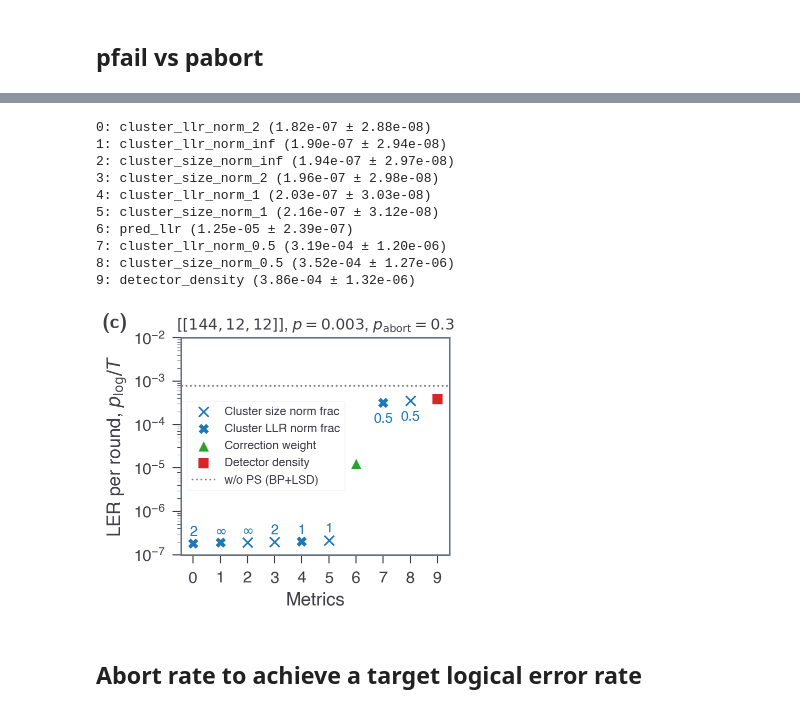
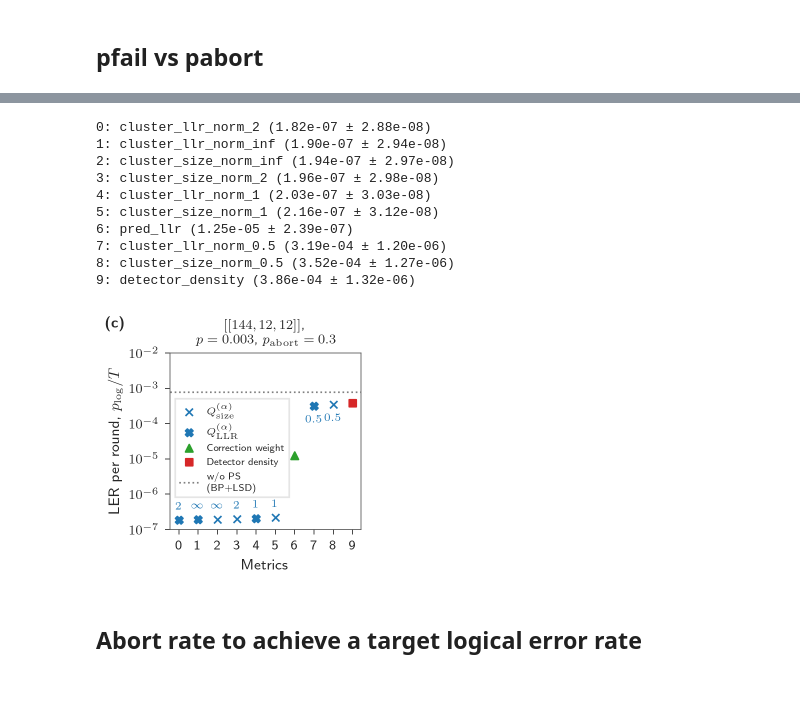
Before and after one commit to seokhyung-lee/ldpc-post-selection, a Jupyter notebook: simulations/analysis/notebooks/bb_code_analysis.ipynb, the cells around one changed output, grey strips where cells are left out. Cells and saved outputs as stored; diff of their text form; code cells hidden in the pictures.

```diff
--- a/simulations/analysis/notebooks/bb_code_analysis.ipynb
+++ b/simulations/analysis/notebooks/bb_code_analysis.ipynb
@@ -70,4 +79,4 @@ The autoreload extension is already loaded. To reload it, use:
 # %%
-df_ps_dict = load_data(["bb", "bb_gapproxy"])
+df_ps_dict = load_data(["bb_old"])
 # %% [markdown]
 ## pfail vs pabort
@@ -391,12 +363,12 @@ def determine_group(by):
         marker = "o"
     elif "cluster_size_norm" in by:
         group = 0
-        label = "Cluster size norm frac"
+        label = r"$Q_\mathrm{size}^{(\alpha)}$"
         marker = "x"
         color = COLORS(0)
     elif "cluster_llr_norm" in by:
         group = 1
-        label = "Cluster LLR norm frac"
+        label = r"$Q_\mathrm{LLR}^{(\alpha)}$"
         marker = "X"
         color = COLORS(0)
     elif by == "pred_llr":
@@ -422,7 +394,8 @@ group_labels_added = set()
 legend_handles = []
 legend_labels = []
 
-fig, ax = plt.subplots(figsize=(0.32 * DFT_FIG_WIDTH_WIDE, 3), layout="constrained")
+fig = FIG_FORMATTER.figure(wide=True, width_ratio=0.32, aspect_ratio=1)
+ax = fig.add_subplot()
 
 for i, by in enumerate(by_sorted):
     group, group_label, marker, color = determine_group(by)
@@ -433,7 +406,7 @@ for i, by in enumerate(by_sorted):
         i,
         y_vals_sorted[i],
         marker=marker,
-        s=50,
+        s=20,
         color=color,
         label=label,
     )
@@ -443,9 +416,11 @@ for i, by in enumerate(by_sorted):
         norm_order = by.split("_")[-1]
         if norm_order == "inf":
             norm_order = r"$\infty$"
+        else:
+            norm_order = rf"${norm_order}$"
 
-        if norm_order != "0.5":
-            y_text = y_vals_sorted[i] * 1.3
+        if norm_order != rf"$0.5$":
+            y_text = y_vals_sorted[i] * 1.8
         else:
             y_text = y_vals_sorted[i] * 0.3
 
@@ -455,7 +430,7 @@ for i, by in enumerate(by_sorted):
             norm_order,
             ha="center",
             va="bottom",
-            fontsize=10,
+            fontsize=6.5,
             color=color,
         )
 
@@ -476,54 +451,50 @@ legend_handles.sort(key=lambda x: x[0])
 legend_labels.sort(key=lambda x: x[0])
 
 legend_handles.append((999, line))  # Use high number to put at end
-legend_labels.append((999, "w/o PS (BP+LSD)"))
+legend_labels.append((999, "w/o PS\n(BP+LSD)"))
 
 ax.set_title(
-    rf"$[[144, 12, 12]]$, $p = {p}$, $p_\mathrm{{abort}} = {target}$", fontsize=11
+    rf"$[[144, 12, 12]]$," + "\n" + rf"$p = {p}$, $p_\mathrm{{abort}} = {target}$", fontsize=8
 )
 ax.set_xticks(np.arange(len(by_sorted)))
 ax.set_xticklabels(np.arange(len(by_sorted)))
 ax.set_xlabel("Metrics")
 ax.set_ylabel(r"LER per round, $p_\mathrm{log} / T$")
 ax.set_yscale("log")
 ax.set_ylim(1e-7, 1e-2)
 ax.set_yticks(10.0 ** np.arange(-7, -1, 1))
-ax.grid(False)
 
 ax.legend(
     [h[1] for h in legend_handles],
     [l[1] for l in legend_labels],
-    # loc="outside right",
-    # loc='center left',
-    fontsize=8.5,
+    loc="upper left",
+    bbox_to_anchor=(0, 0.77),
+    fontsize=6,
 )
 
 
-plt.text(
+fig.text(
     0,
     1,
-    "(c)",
-    ha="left",
-    va="top",
+    r"\textbf{(c)}",
     in_layout=False,
     transform=fig.transFigure,
-    fontdict=dict(weight="bold", family=CMU_FONT),
-    fontsize=14,
+    verticalalignment="top",
 )
 
 plt.savefig("overleaf_figs/bb_code_metric_comparison.pdf")
 # %% [output]
 0: cluster_llr_norm_2 (1.82e-07 ± 2.88e-08)
 1: cluster_llr_norm_inf (1.90e-07 ± 2.94e-08)
 2: cluster_size_norm_inf (1.94e-07 ± 2.97e-08)
 3: cluster_size_norm_2 (1.96e-07 ± 2.98e-08)
 4: cluster_llr_norm_1 (2.03e-07 ± 3.03e-08)
 5: cluster_size_norm_1 (2.16e-07 ± 3.12e-08)
 6: pred_llr (1.25e-05 ± 2.39e-07)
 7: cluster_llr_norm_0.5 (3.19e-04 ± 1.20e-06)
 8: cluster_size_norm_0.5 (3.52e-04 ± 1.27e-06)
 9: detector_density (3.86e-04 ± 1.32e-06)
-[figure, old version]
+[figure, new version]
 # %% [markdown]
 ## Abort rate to achieve a target logical error rate
 # %%
```
Also changed, not shown: parts of 12 cells of this notebook, 6 other files.
